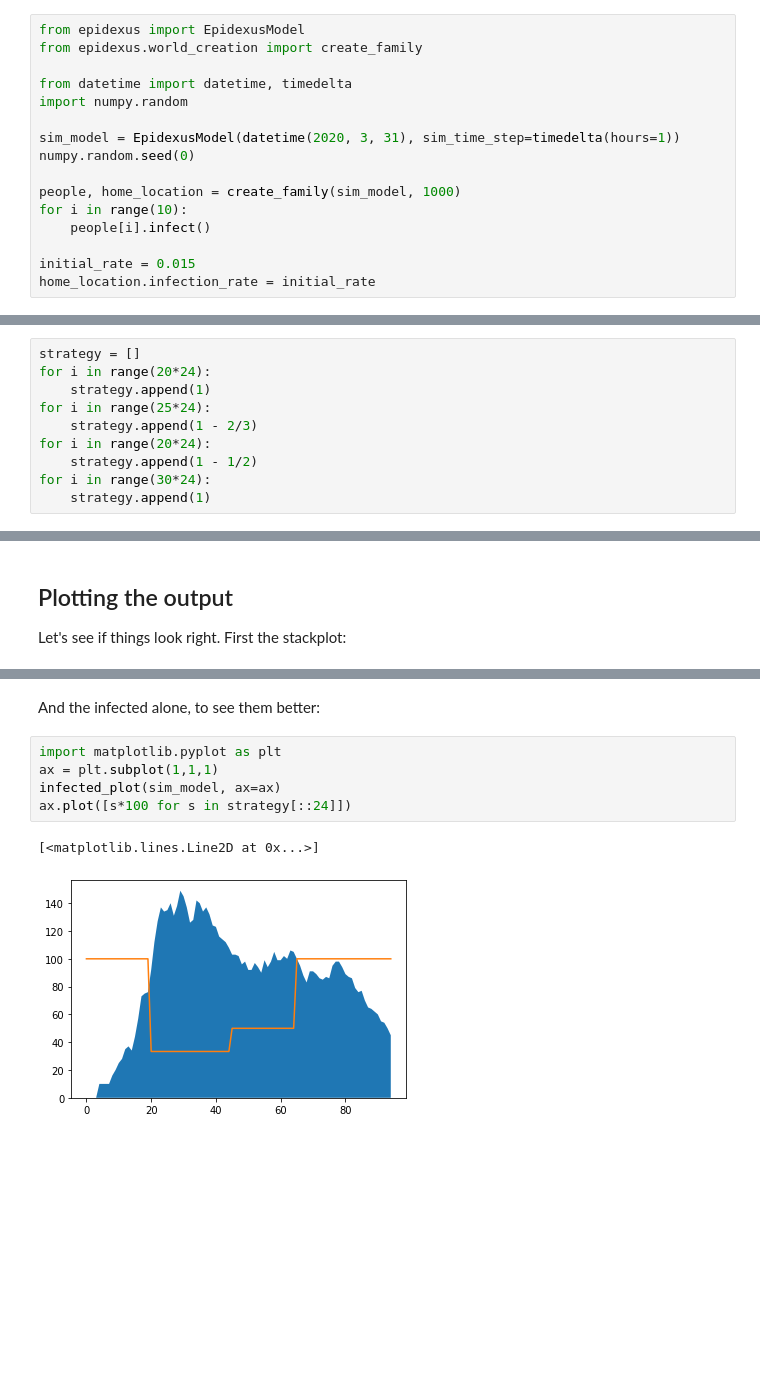
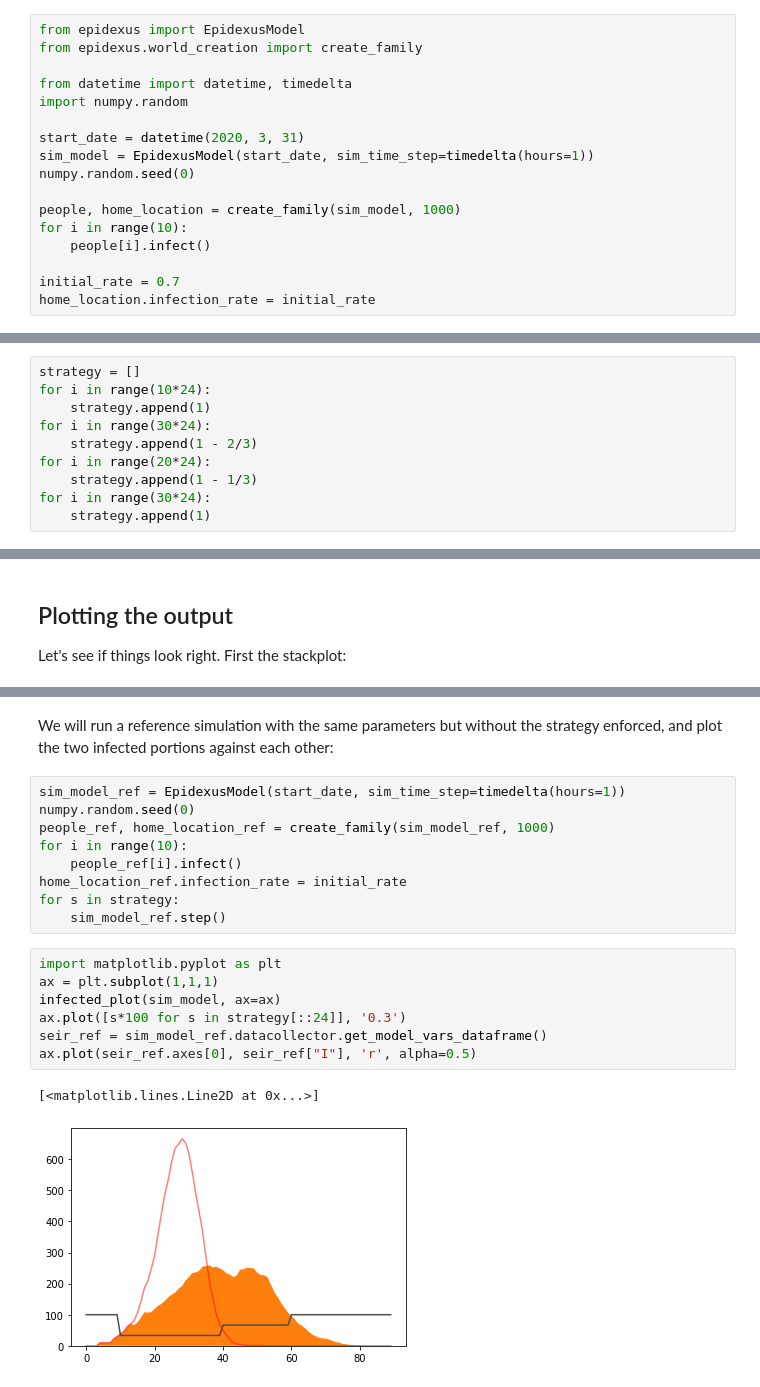
Before and after one commit to kdhansen/epidexus, a Jupyter notebook: implementation_strategy.ipynb, the cells around one changed output, grey strips where cells are left out. Saved outputs shown, nothing was run; the diff lists cells and outputs as text; blank space fills up the shorter version.

```diff
--- a/implementation_strategy.ipynb
+++ b/implementation_strategy.ipynb
@@ -13,26 +13,27 @@ from epidexus.world_creation import create_family
 from datetime import datetime, timedelta
 import numpy.random
 
-sim_model = EpidexusModel(datetime(2020, 3, 31), sim_time_step=timedelta(hours=1))
+start_date = datetime(2020, 3, 31)
+sim_model = EpidexusModel(start_date, sim_time_step=timedelta(hours=1))
 numpy.random.seed(0)
 
 people, home_location = create_family(sim_model, 1000)
 for i in range(10):
     people[i].infect()
 
-initial_rate = 0.015
+initial_rate = 0.7
 home_location.infection_rate = initial_rate
 # %% [markdown]
 ## Setup a Strategy
 The strategy is just a list of the restriction value, with 0 being full restriction and 1 none. Each point in the strategy coresponds to one simulation tick (1 hour).
 # %%
 strategy = []
-for i in range(20*24):
+for i in range(10*24):
     strategy.append(1)
-for i in range(25*24):
+for i in range(30*24):
     strategy.append(1 - 2/3)
 for i in range(20*24):
-    strategy.append(1 - 1/2)
+    strategy.append(1 - 1/3)
 for i in range(30*24):
     strategy.append(1)
 # %% [markdown]
@@ -52,10 +53,21 @@ seir_stackplot(sim_model)
-# %% [markdown]
-And the infected alone, to see them better:
+# %% [markdown]
+We will run a reference simulation with the same parameters but without the strategy enforced, and plot the two infected portions against each other:
+# %%
+sim_model_ref = EpidexusModel(start_date, sim_time_step=timedelta(hours=1))
+numpy.random.seed(0)
+people_ref, home_location_ref = create_family(sim_model_ref, 1000)
+for i in range(10):
+    people_ref[i].infect()
+home_location_ref.infection_rate = initial_rate
+for s in strategy:
+    sim_model_ref.step()
 # %%
 import matplotlib.pyplot as plt
 ax = plt.subplot(1,1,1)
 infected_plot(sim_model, ax=ax)
-ax.plot([s*100 for s in strategy[::24]])
+ax.plot([s*100 for s in strategy[::24]], '0.3')
+seir_ref = sim_model_ref.datacollector.get_model_vars_dataframe()
+ax.plot(seir_ref.axes[0], seir_ref["I"], 'r', alpha=0.5)
 # %% [output]
 [<matplotlib.lines.Line2D at 0x...>]
-[figure, old version]
+[figure, new version]
```
Also changed, not shown: parts of 2 cells of this notebook, 3 other files.
